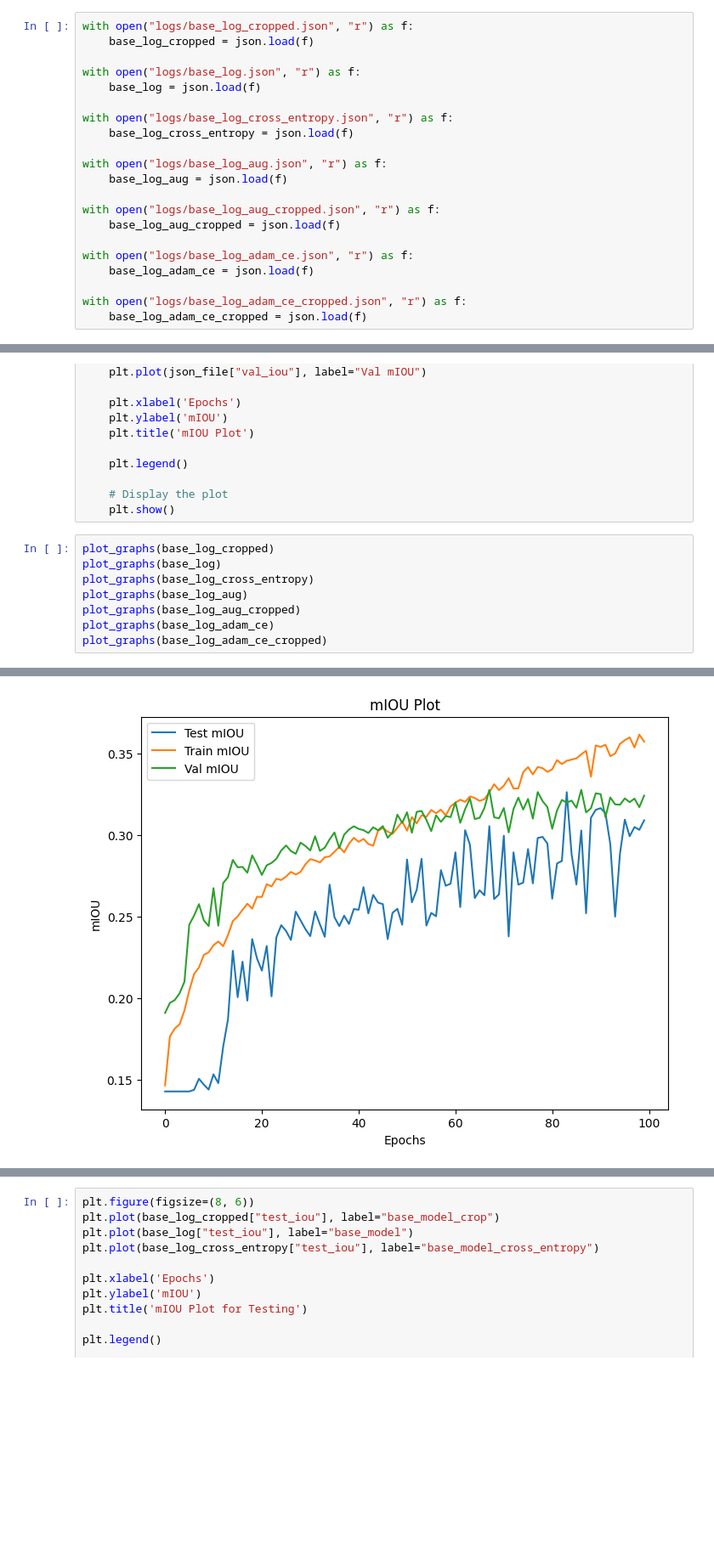
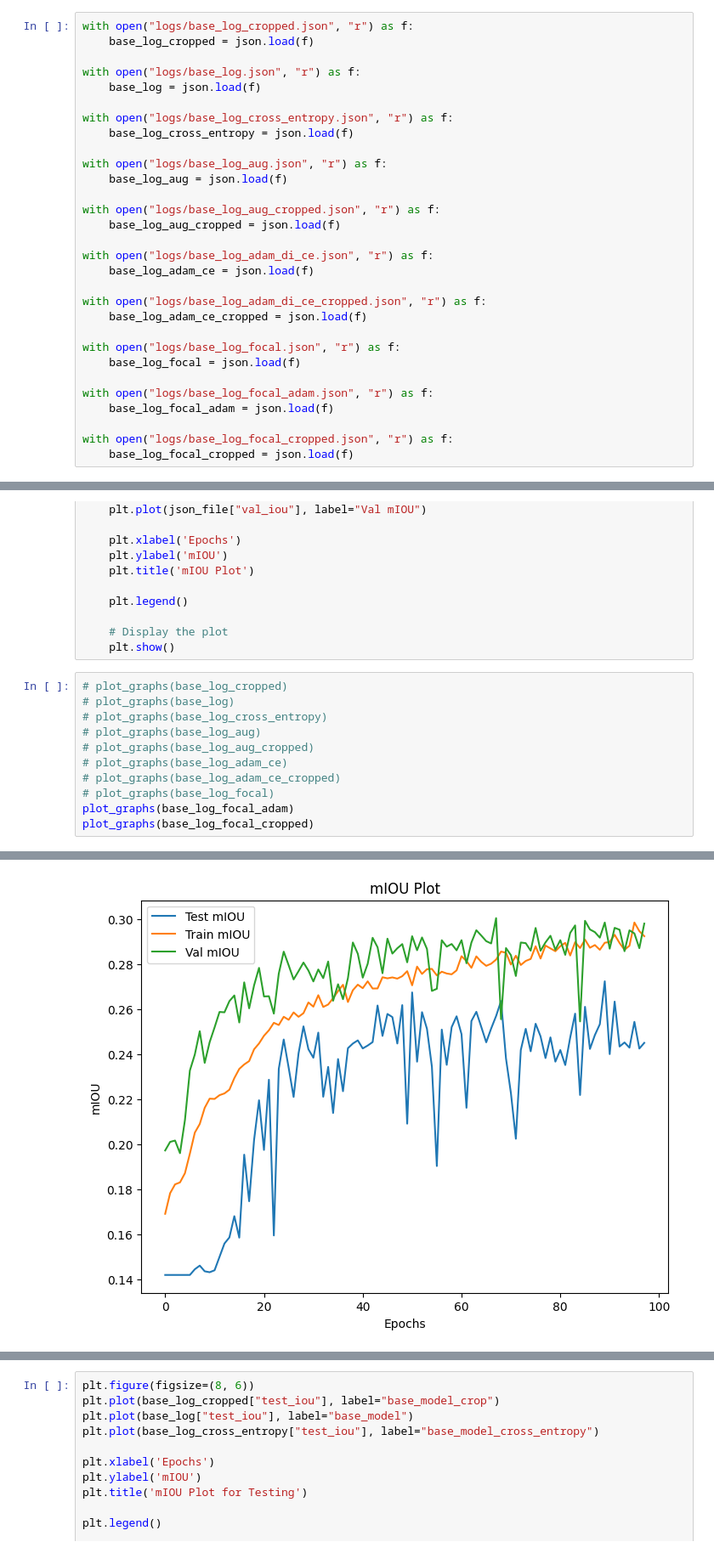
Before and after one commit to yakhyo/defect-det, a Jupyter notebook: compare_logs.ipynb, the cells around one changed output, grey strips where cells are left out. Shown: that part at 85% size. Drawn from its saved outputs; the diff is of its cells as text; blank space fills up the shorter version.

```diff
--- a/compare_logs.ipynb
+++ b/compare_logs.ipynb
@@ -18,11 +18,20 @@ with open("logs/base_log_aug.json", "r") as f:
 with open("logs/base_log_aug_cropped.json", "r") as f:
     base_log_aug_cropped = json.load(f)
 
-with open("logs/base_log_adam_ce.json", "r") as f:
+with open("logs/base_log_adam_di_ce.json", "r") as f:
     base_log_adam_ce = json.load(f)
 
-with open("logs/base_log_adam_ce_cropped.json", "r") as f:
+with open("logs/base_log_adam_di_ce_cropped.json", "r") as f:
     base_log_adam_ce_cropped = json.load(f)
+
+with open("logs/base_log_focal.json", "r") as f:
+    base_log_focal = json.load(f)
+
+with open("logs/base_log_focal_adam.json", "r") as f:
+    base_log_focal_adam = json.load(f)
+
+with open("logs/base_log_focal_cropped.json", "r") as f:
+    base_log_focal_cropped = json.load(f)
 # %%
 def plot_graphs(json_file):
     plt.figure(figsize=(8, 6))
@@ -39,11 +48,14 @@ def plot_graphs(json_file):
     # Display the plot
     plt.show()
 # %%
-plot_graphs(base_log_cropped)
-plot_graphs(base_log)
-plot_graphs(base_log_cross_entropy)
-plot_graphs(base_log_aug)
-plot_graphs(base_log_aug_cropped)
-plot_graphs(base_log_adam_ce)
-plot_graphs(base_log_adam_ce_cropped)
+# plot_graphs(base_log_cropped)
+# plot_graphs(base_log)
+# plot_graphs(base_log_cross_entropy)
+# plot_graphs(base_log_aug)
+# plot_graphs(base_log_aug_cropped)
+# plot_graphs(base_log_adam_ce)
+# plot_graphs(base_log_adam_ce_cropped)
+# plot_graphs(base_log_focal)
+plot_graphs(base_log_focal_adam)
+plot_graphs(base_log_focal_cropped)
 # %% [output]
@@ -51 +63 @@ plot_graphs(base_log_adam_ce_cropped)
-[figure, old version]
+[figure, new version]
```
Also changed, not shown: parts of 4 cells of this notebook, 18 other files.
